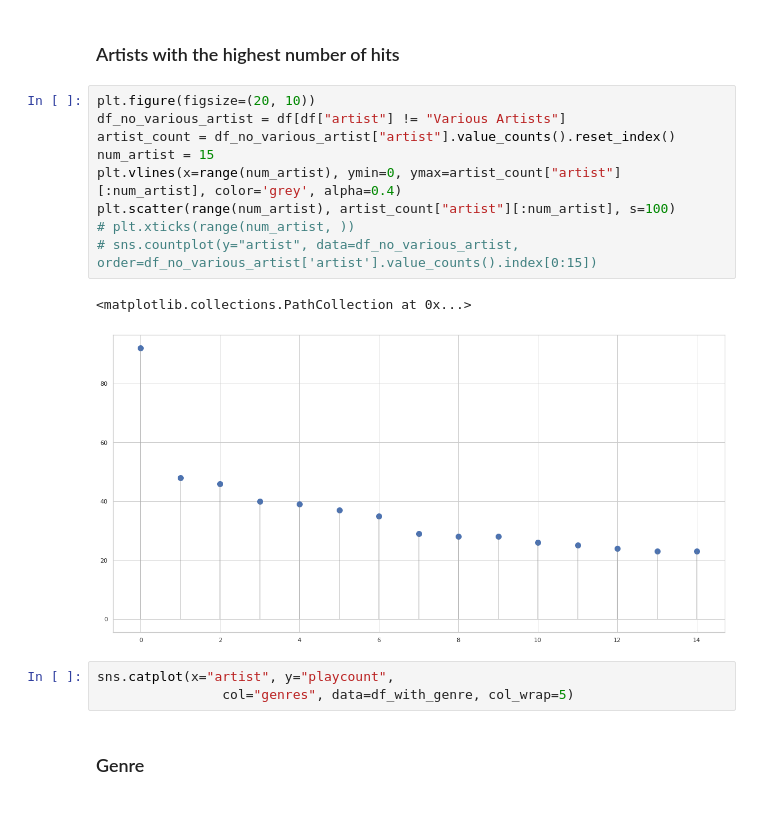
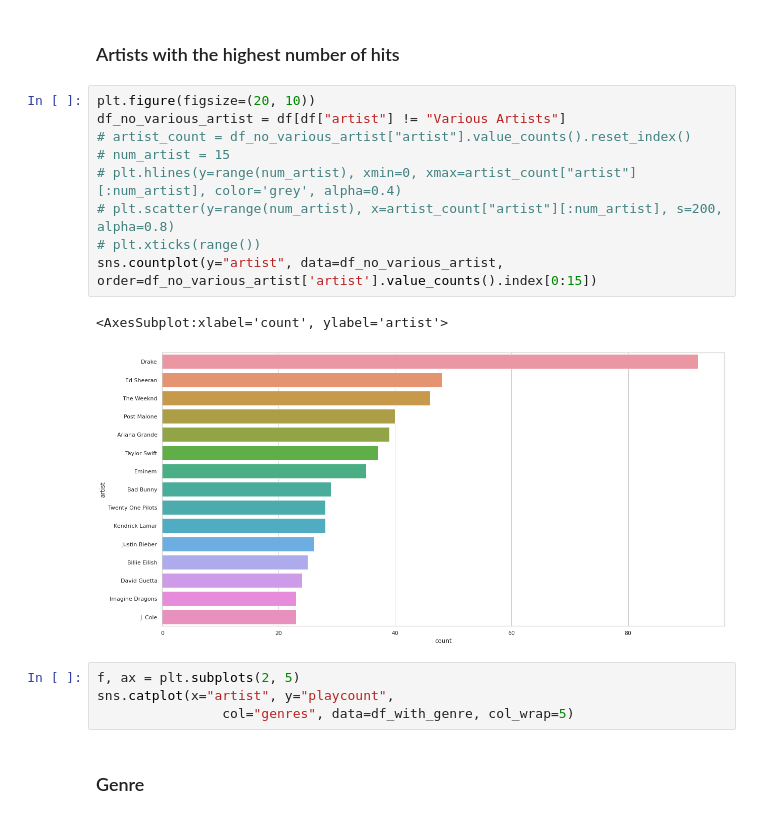
Before and after one commit to vietcheems/Music-Popularity-Analysis, a Jupyter notebook: Analysis/analysis.ipynb, the cells around one changed output. Saved outputs shown, nothing was run; the diff lists cells and outputs as text.

```diff
--- a/Analysis/analysis.ipynb
+++ b/Analysis/analysis.ipynb
@@ -322,16 +366,17 @@ sns.countplot(x="mode", data=df, order=df['mode'].value_counts().index)
 # %%
 plt.figure(figsize=(20, 10))
 df_no_various_artist = df[df["artist"] != "Various Artists"]
-artist_count = df_no_various_artist["artist"].value_counts().reset_index()
-num_artist = 15
-plt.vlines(x=range(num_artist), ymin=0, ymax=artist_count["artist"][:num_artist], color='grey', alpha=0.4)
-plt.scatter(range(num_artist), artist_count["artist"][:num_artist], s=100)
-# plt.xticks(range(num_artist, ))
-# sns.countplot(y="artist", data=df_no_various_artist, order=df_no_various_artist['artist'].value_counts().index[0:15])
+# artist_count = df_no_various_artist["artist"].value_counts().reset_index()
+# num_artist = 15
+# plt.hlines(y=range(num_artist), xmin=0, xmax=artist_count["artist"][:num_artist], color='grey', alpha=0.4)
+# plt.scatter(y=range(num_artist), x=artist_count["artist"][:num_artist], s=200, alpha=0.8)
+# plt.xticks(range())
+sns.countplot(y="artist", data=df_no_various_artist, order=df_no_various_artist['artist'].value_counts().index[0:15])
 # %% [output]
-<matplotlib.collections.PathCollection at 0x...>
+<AxesSubplot:xlabel='count', ylabel='artist'>
-[figure, old version]
+[figure, new version]
 # %%
+f, ax = plt.subplots(2, 5)
 sns.catplot(x="artist", y="playcount",
                 col="genres", data=df_with_genre, col_wrap=5)
 # %% [markdown]
```
Also changed, not shown: parts of 12 cells of this notebook.
